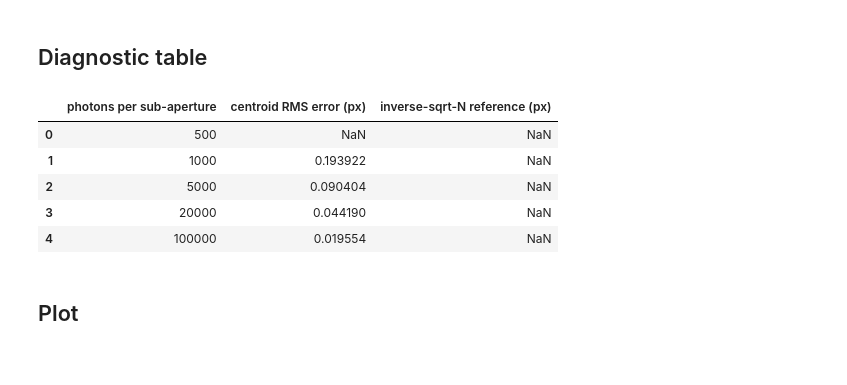
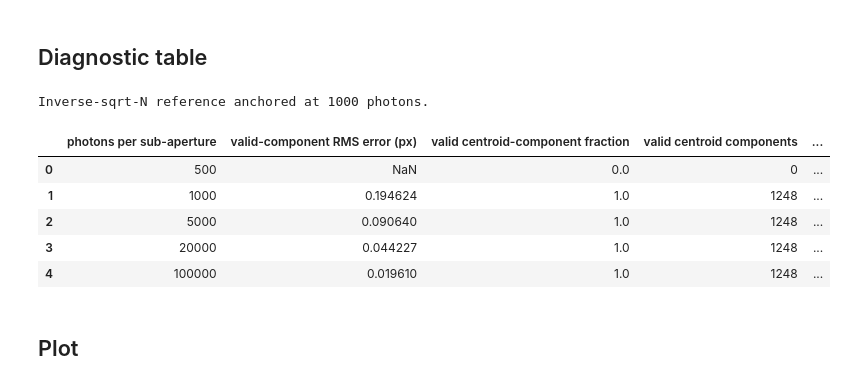
Before and after one commit to xhvoid/Shack-Hartmann-AO-Simulation, a Jupyter notebook: notebooks/tutorials/02_detector_centroiding.ipynb, the cells around one changed output. Cells and saved outputs as stored; diff of their text form; code cells hidden in the pictures.

```diff
--- a/notebooks/tutorials/02_detector_centroiding.ipynb
+++ b/notebooks/tutorials/02_detector_centroiding.ipynb
@@ -63,12 +64,15 @@ def noise_free_reference():
     measurement = sensor.measure(
         static_opd_m, random_streams=NamedRandomStreams(SEED), include_noise=False
     )
+    assert np.all(measurement.vector.valid_rows)
     return np.asarray(measurement.vector.values, dtype=float)
 
 reference = noise_free_reference()
 
-def centroid_rms_error(photons):
-    errors = []
+def centroid_precision(photons):
+    squared_error_sum = 0.0
+    valid_components = 0
+    total_components = 0
     for realization in range(N_REALIZATIONS):
         sensor = build_detector_shack_hartmann_sensor(
             geometry,
@@ -83,31 +87,50 @@ def centroid_rms_error(photons):
             include_noise=True,
         )
         values = np.asarray(measurement.vector.values, dtype=float)
-        errors.append(np.sqrt(np.mean((values - reference) ** 2)))
-    return float(np.mean(errors))
+        valid = np.asarray(measurement.vector.valid_rows, dtype=bool)
+        valid = valid & np.isfinite(values) & np.isfinite(reference)
+        squared_error_sum += float(np.sum((values[valid] - reference[valid]) ** 2))
+        valid_components += int(np.count_nonzero(valid))
+        total_components += values.size
+    rms_error = (np.sqrt(squared_error_sum / valid_components)
+                 if valid_components else np.nan)
+    return float(rms_error), valid_components / total_components, valid_components
 
-rms_by_photons = {photons: centroid_rms_error(photons) for photons in PHOTON_BUDGETS}
+precision_by_photons = {p: centroid_precision(p) for p in PHOTON_BUDGETS}
 # %% [markdown]
 ## Diagnostic table
 # %%
 photons = np.array(PHOTON_BUDGETS, dtype=float)
-rms = np.array([rms_by_photons[p] for p in PHOTON_BUDGETS], dtype=float)
-sqrt_law = rms[0] * np.sqrt(photons[0] / photons)
+rms = np.array([precision_by_photons[p][0] for p in PHOTON_BUDGETS])
+valid_fraction = np.array([precision_by_photons[p][1] for p in PHOTON_BUDGETS])
+valid_components = np.array([precision_by_photons[p][2] for p in PHOTON_BUDGETS])
+finite_indices = np.flatnonzero(np.isfinite(rms))
+assert finite_indices.size > 0, "Need a finite measurement to anchor the reference."
+anchor = int(finite_indices[0])
+sqrt_law = rms[anchor] * np.sqrt(photons[anchor] / photons)
+assert np.all(np.isnan(rms[valid_components == 0]))
+assert np.all(np.isfinite(rms[valid_components > 0]))
+assert np.all(np.isfinite(sqrt_law)) and np.all(sqrt_law > 0.0)
+assert np.all((valid_fraction >= 0.0) & (valid_fraction <= 1.0))
+print(f"Inverse-sqrt-N reference anchored at {photons[anchor]:g} photons.")
 table = pd.DataFrame(
     {
         "photons per sub-aperture": photons.astype(int),
-        "centroid RMS error (px)": rms,
+        "valid-component RMS error (px)": rms,
+        "valid centroid-component fraction": valid_fraction,
+        "valid centroid components": valid_components,
         "inverse-sqrt-N reference (px)": sqrt_law,
     }
 )
 table
 # %% [output]
+Inverse-sqrt-N reference anchored at 1000 photons.
-|  | photons per sub-aperture | centroid RMS error (px) | inverse-sqrt-N reference (px) |
-| 0 | 500 | NaN | NaN |
-| 1 | 1000 | 0.193922 | NaN |
-| 2 | 5000 | 0.090404 | NaN |
-| 3 | 20000 | 0.044190 | NaN |
-| 4 | 100000 | 0.019554 | NaN |
+|  | photons per sub-aperture | valid-component RMS error (px) | valid centroid-component fraction | valid centroid components | ... |
+| 0 | 500 | NaN | 0.0 | 0 | ... |
+| 1 | 1000 | 0.194624 | 1.0 | 1248 | ... |
+| 2 | 5000 | 0.090640 | 1.0 | 1248 | ... |
+| 3 | 20000 | 0.044227 | 1.0 | 1248 | ... |
+| 4 | 100000 | 0.019610 | 1.0 | 1248 | ... |
 # %% [markdown]
 ## Plot
 # %%
```
Also changed, not shown: parts of 3 cells of this notebook, 50 other files.
